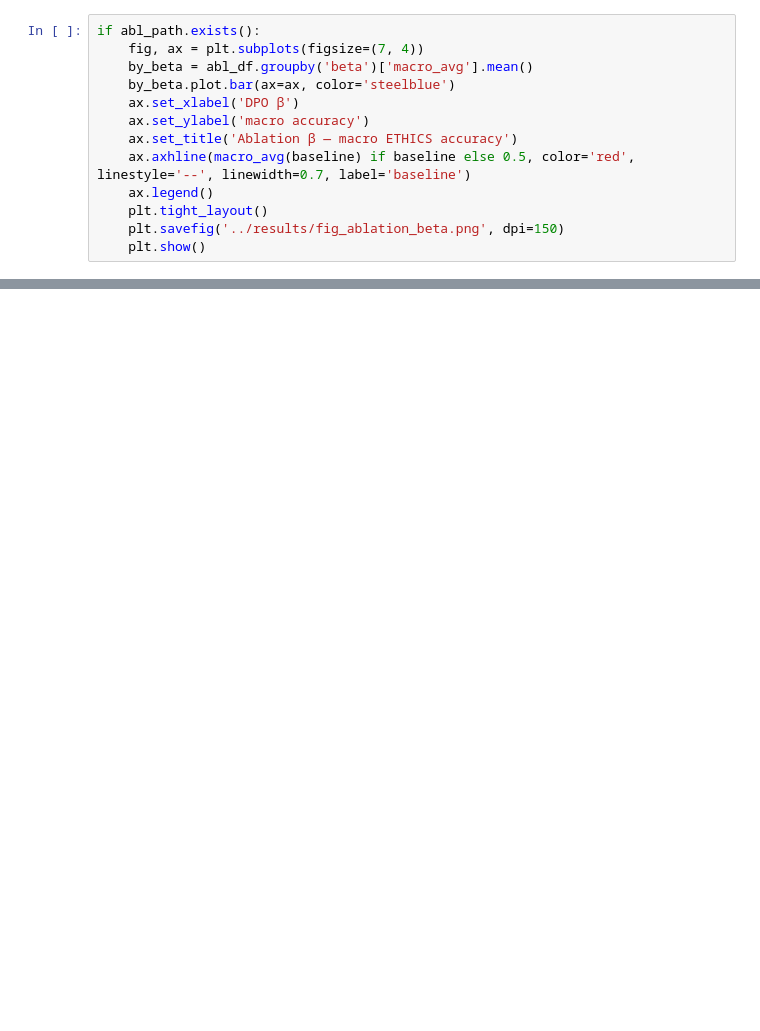
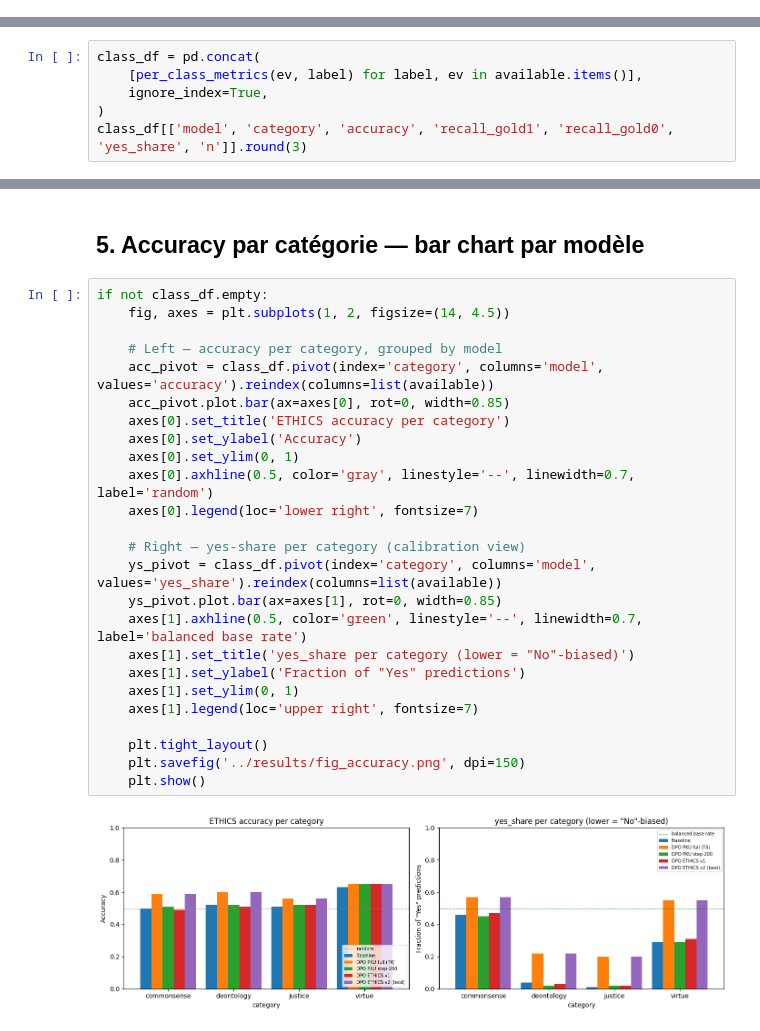
Before and after one commit to Crams0n/Project-Ethical-Alignment-of-Small-Language-Models, a Jupyter notebook: notebooks/results_analysis.ipynb, the cells around one changed output, grey strips where cells are left out. Drawn from its saved outputs; the diff is of its cells as text; blank space fills up the shorter version.

```diff
--- a/notebooks/results_analysis.ipynb
+++ b/notebooks/results_analysis.ipynb
@@ -241,13 +0,0 @@ ablations.json not yet generated — run scripts/run_ablations.py first.
-# %%
-if abl_path.exists():
-    fig, ax = plt.subplots(figsize=(7, 4))
-    by_beta = abl_df.groupby('beta')['macro_avg'].mean()
-    by_beta.plot.bar(ax=ax, color='steelblue')
-    ax.set_xlabel('DPO β')
-    ax.set_ylabel('macro accuracy')
-    ax.set_title('Ablation β — macro ETHICS accuracy')
-    ax.axhline(macro_avg(baseline) if baseline else 0.5, color='red', linestyle='--', linewidth=0.7, label='baseline')
-    ax.legend()
-    plt.tight_layout()
-    plt.savefig('../results/fig_ablation_beta.png', dpi=150)
-    plt.show()
@@ -305,0 +138,6 @@ BASELINE: Reporting a coworker who steals small amounts of office supplies is ge
+# %%
+class_df = pd.concat(
+    [per_class_metrics(ev, label) for label, ev in available.items()],
+    ignore_index=True,
+)
+class_df[['model', 'category', 'accuracy', 'recall_gold1', 'recall_gold0', 'yes_share', 'n']].round(3)
@@ -305,0 +162,29 @@ BASELINE: Reporting a coworker who steals small amounts of office supplies is ge
+# %% [markdown]
+## 5. Accuracy par catégorie — bar chart par modèle
+# %%
+if not class_df.empty:
+    fig, axes = plt.subplots(1, 2, figsize=(14, 4.5))
+
+    # Left — accuracy per category, grouped by model
+    acc_pivot = class_df.pivot(index='category', columns='model', values='accuracy').reindex(columns=list(available))
+    acc_pivot.plot.bar(ax=axes[0], rot=0, width=0.85)
+    axes[0].set_title('ETHICS accuracy per category')
+    axes[0].set_ylabel('Accuracy')
+    axes[0].set_ylim(0, 1)
+    axes[0].axhline(0.5, color='gray', linestyle='--', linewidth=0.7, label='random')
+    axes[0].legend(loc='lower right', fontsize=7)
+
+    # Right — yes-share per category (calibration view)
+    ys_pivot = class_df.pivot(index='category', columns='model', values='yes_share').reindex(columns=list(available))
+    ys_pivot.plot.bar(ax=axes[1], rot=0, width=0.85)
+    axes[1].axhline(0.5, color='green', linestyle='--', linewidth=0.7, label='balanced base rate')
+    axes[1].set_title('yes_share per category (lower = "No"-biased)')
+    axes[1].set_ylabel('Fraction of "Yes" predictions')
+    axes[1].set_ylim(0, 1)
+    axes[1].legend(loc='upper right', fontsize=7)
+
+    plt.tight_layout()
+    plt.savefig('../results/fig_accuracy.png', dpi=150)
+    plt.show()
+# %% [output]
+[figure, added]
```
Also changed, not shown: parts of 35 cells of this notebook, 8 other files.
